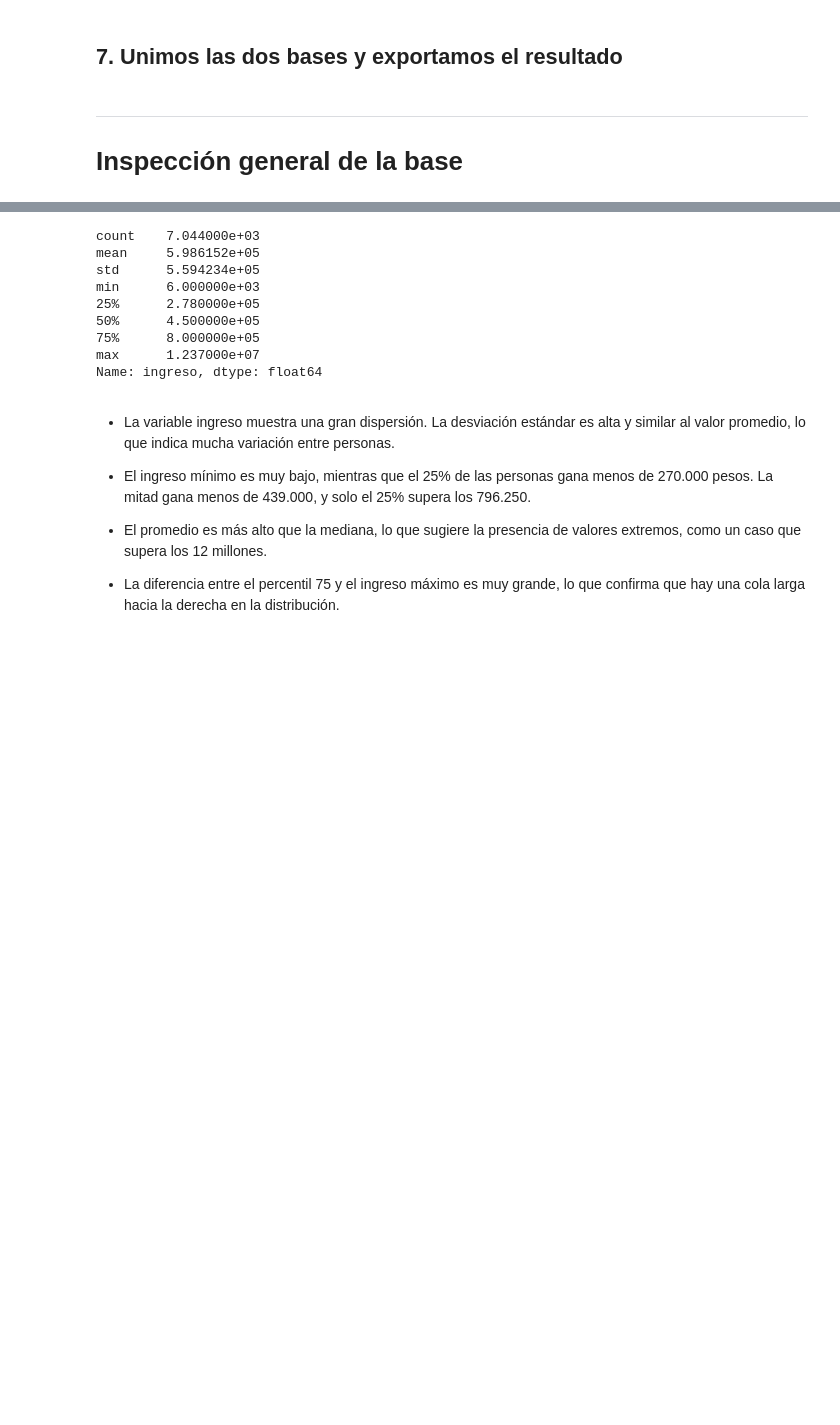
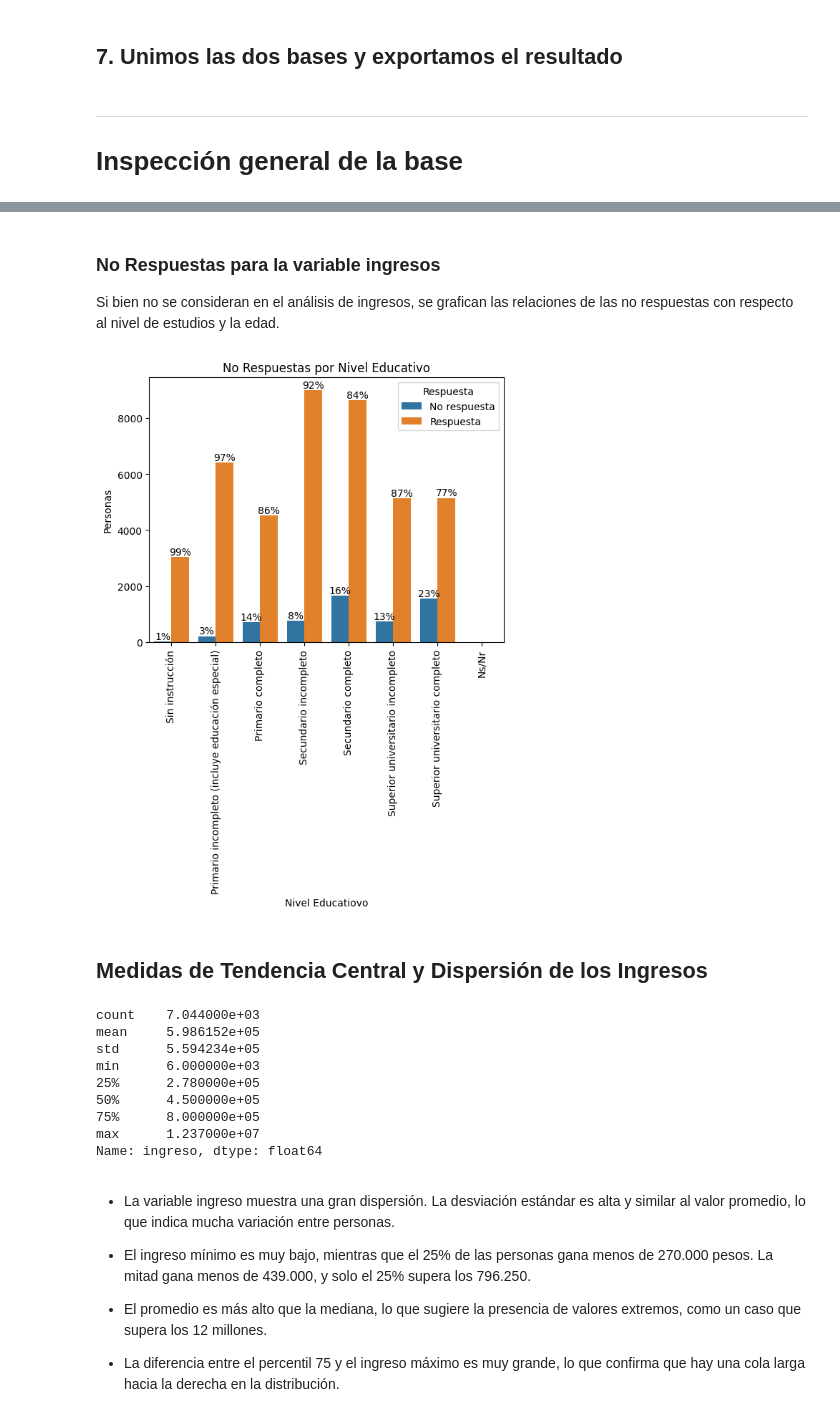
Before and after one commit to LMatiPerez/AnalisisDeDatosI_G5, a Jupyter notebook: procesamiento_bases.ipynb, the cells around one changed output, grey strips where cells are left out. Saved outputs shown, nothing was run; the diff lists cells and outputs as text; code cells hidden in the pictures; blank space fills up the shorter version.

```diff
--- a/procesamiento_bases.ipynb
+++ b/procesamiento_bases.ipynb
@@ -191,3 +240,34 @@ Se analizarán las siguientes relaciones:
+# %% [markdown]
+### No Respuestas para la variable ingresos
+
+Si bien no se consideran en el análisis de ingresos, se grafican las relaciones de las no respuestas con respecto al nivel de estudios y la edad.
+# %%
+from chart_utils import etiquetas_porcentaje
+nivel_educativo = pd.DataFrame([
+    (1, "Primario incompleto (incluye educación especial)", 1),
+    (2, "Primario completo", 2),
+    (3, "Secundario incompleto", 3),
+    (4, "Secundario completo", 4),
+    (5, "Superior universitario incompleto", 5),
+    (6, "Superior universitario completo", 6),
+    (7, "Sin instrucción", 0),
+    (9, "Ns/Nr", 9),
+    ], columns=["nivel_educativo", "nivel_educativo_nombre", "nivel_educativo_orden"])
+
+etiquetas = list(nivel_educativo.sort_values(by="nivel_educativo_orden")["nivel_educativo_nombre"])
+values = pd.merge(personas[["nivel_educativo", "ingreso"]],nivel_educativo, on="nivel_educativo")
+values.loc[values["ingreso"]==-9, "Respuesta"] = "No respuesta"
+values.loc[values["ingreso"]!=-9, "Respuesta"] = "Respuesta"
+g = sns.countplot(data=values, x="nivel_educativo_nombre", hue="Respuesta", order=etiquetas)
+etiquetas_porcentaje(g)
+g.set(ylabel='Personas', xlabel="Nivel Educatiovo")
+plt.title("No Respuestas por Nivel Educativo")
+plt.xticks(rotation=90)
+plt.show()
+# %% [output]
+[figure, added]
+# %% [markdown]
+## Medidas de Tendencia Central y Dispersión de los Ingresos
 # %%
 df_final['ingreso'].describe()
 # %% [output]
```
Also changed, not shown: parts of 8 cells of this notebook.
